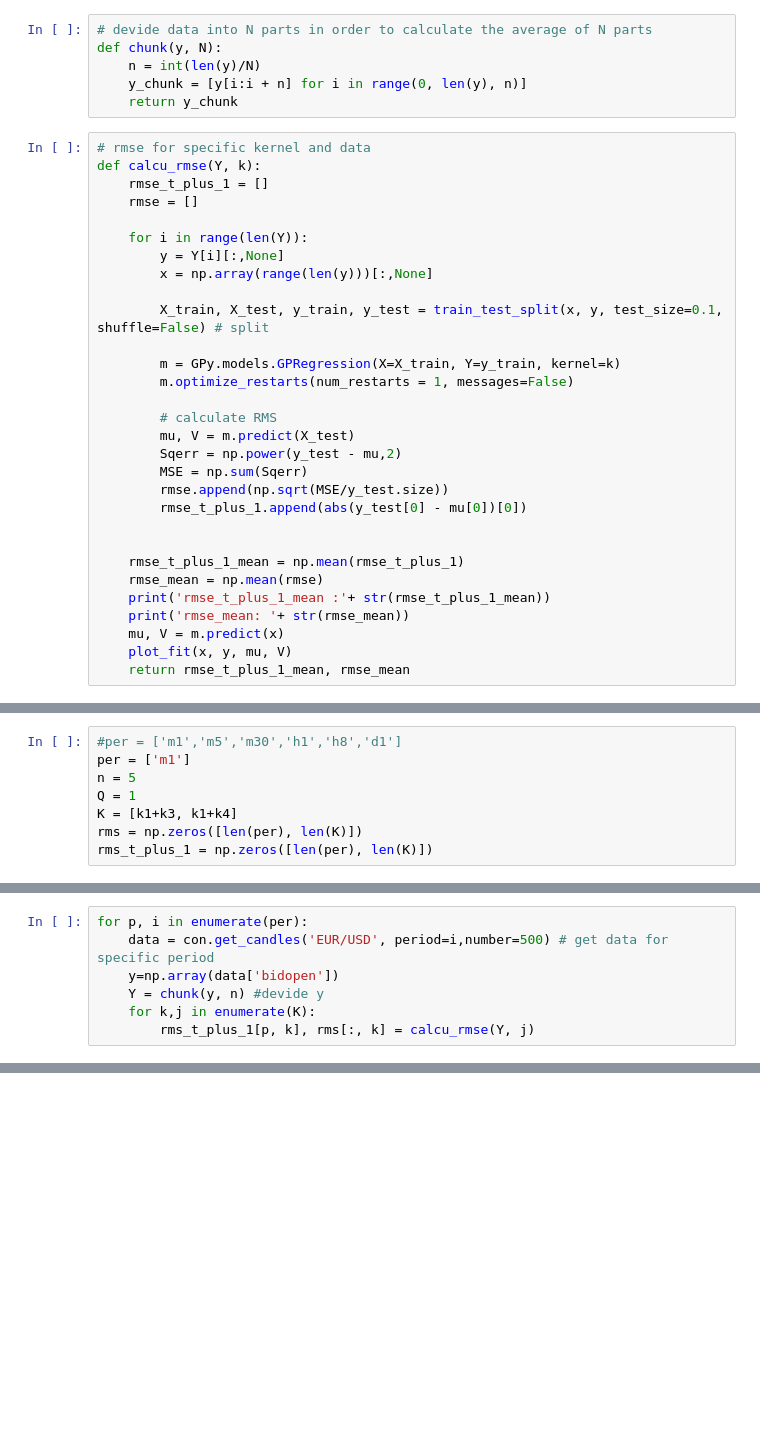
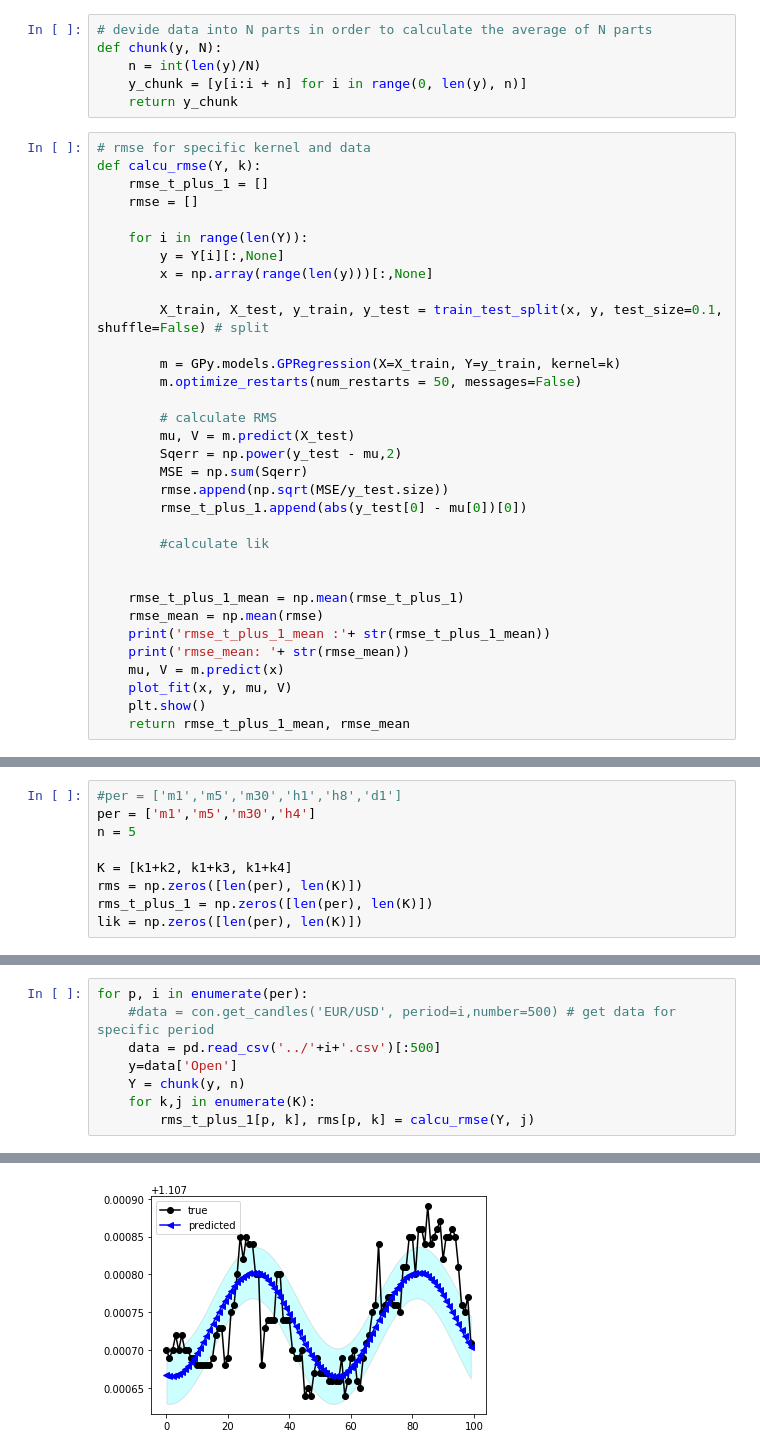
Before and after one commit to edchangy11/GP_trading, a Jupyter notebook: GP_compare_kernels.ipynb, the cells around one changed output, grey strips where cells are left out. Drawn from its saved outputs; the diff is of its cells as text; blank space fills up the shorter version.

```diff
--- a/GP_compare_kernels.ipynb
+++ b/GP_compare_kernels.ipynb
@@ -44,7 +45,7 @@ def calcu_rmse(Y, k):
         X_train, X_test, y_train, y_test = train_test_split(x, y, test_size=0.1, shuffle=False) # split
 
         m = GPy.models.GPRegression(X=X_train, Y=y_train, kernel=k)
-        m.optimize_restarts(num_restarts = 1, messages=False)
+        m.optimize_restarts(num_restarts = 50, messages=False)
 
         # calculate RMS
         mu, V = m.predict(X_test)
@@ -53,6 +54,8 @@ def calcu_rmse(Y, k):
         rmse.append(np.sqrt(MSE/y_test.size))
         rmse_t_plus_1.append(abs(y_test[0] - mu[0])[0])
 
+        #calculate lik
+
 
     rmse_t_plus_1_mean = np.mean(rmse_t_plus_1)
     rmse_mean = np.mean(rmse)
@@ -60,6 +63,7 @@ def calcu_rmse(Y, k):
     print('rmse_mean: '+ str(rmse_mean))
     mu, V = m.predict(x)
     plot_fit(x, y, mu, V)
+    plt.show()
     return rmse_t_plus_1_mean, rmse_mean
 # %%
 # different kernels
@@ -69,10 +74,11 @@ k3=GPy.kern.Linear(Q)
 k4=GPy.kern.Poly(Q)
 # %%
 #per = ['m1','m5','m30','h1','h8','d1']
-per = ['m1']
+per = ['m1','m5','m30','h4']
 n = 5
-Q = 1
-K = [k1+k3, k1+k4]
+
+K = [k1+k2, k1+k3, k1+k4]
 rms = np.zeros([len(per), len(K)])
 rms_t_plus_1 = np.zeros([len(per), len(K)])
+lik = np.zeros([len(per), len(K)])
 # %%
@@ -81,8 +87,9 @@ con = fxcmpy.fxcmpy(access_token=TOKEN, log_level='error')
 # %%
 for p, i in enumerate(per):
-    data = con.get_candles('EUR/USD', period=i,number=500) # get data for specific period
-    y=np.array(data['bidopen'])
-    Y = chunk(y, n) #devide y
+    #data = con.get_candles('EUR/USD', period=i,number=500) # get data for specific period
+    data = pd.read_csv('../'+i+'.csv')[:500]
+    y=data['Open']
+    Y = chunk(y, n)
     for k,j in enumerate(K):
-        rms_t_plus_1[p, k], rms[:, k] = calcu_rmse(Y, j)
+        rms_t_plus_1[p, k], rms[p, k] = calcu_rmse(Y, j)
 # %% [output]
@@ -97,0 +162 @@ ValueError: range() arg 3 must not be zero
+[figure, added]
```
Also changed, not shown: parts of 9 cells of this notebook.
